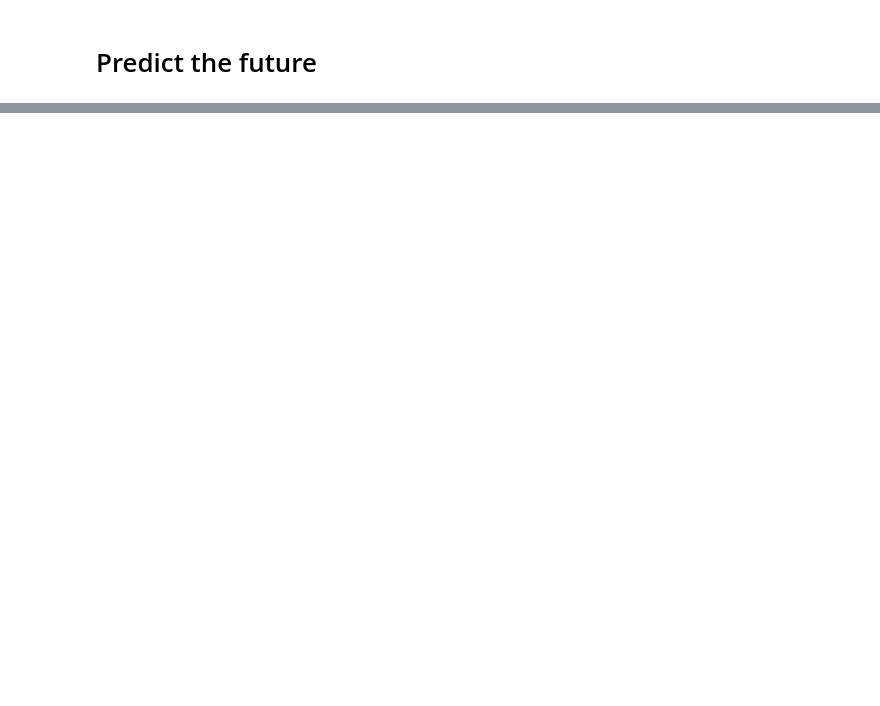
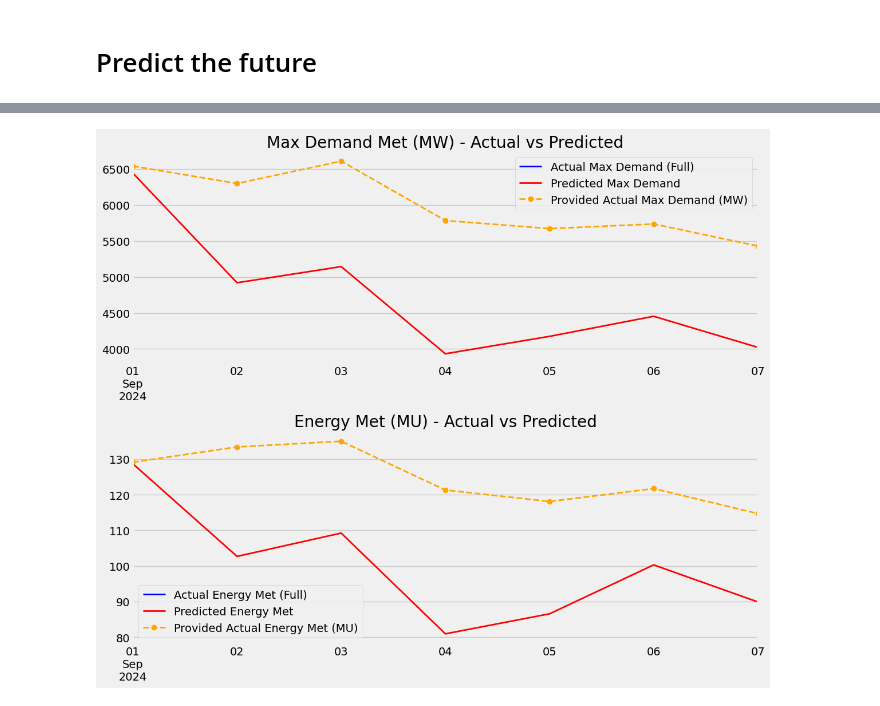
Before and after one commit to PiyushAgrawal626/SIH, a Jupyter notebook: sih-ps-1624.ipynb, the cells around one changed output, grey strips where cells are left out. Cells and saved outputs as stored; diff of their text form; code cells hidden in the pictures; blank space fills up the shorter version.

```diff
--- a/sih-ps-1624.ipynb
+++ b/sih-ps-1624.ipynb
@@ -413,0 +407,30 @@ plt.show()
+# %%
+actual_max_demand_met = [6538, 6297, 6607, 5783, 5671, 5735, 5429]
+actual_energy_met = [129.1, 133.4, 135, 121.3, 118.1, 121.7, 114.7]
+
+daywise_dates = ff.index[:7]
+
+plt.figure(figsize=(12, 10))
+
+plt.subplot(2, 1, 1)
+ff['Max Demand Met (MW)'].plot(label='Actual Max Demand (Full)', color='blue', lw=2)
+ff['prediction_Max Demand Met (MW)'].plot(label='Predicted Max Demand', color='red', lw=2)
+
+plt.plot(daywise_dates, actual_max_demand_met, 'o--', label='Provided Actual Max Demand (MW)', color='orange', lw=2)
+
+plt.title('Max Demand Met (MW) - Actual vs Predicted')
+plt.legend()
+
+plt.subplot(2, 1, 2)
+ff['Energy Met (MU)'].plot(label='Actual Energy Met (Full)', color='blue', lw=2)
+ff['prediction_Energy Met (MU)'].plot(label='Predicted Energy Met', color='red', lw=2)
+
+plt.plot(daywise_dates, actual_energy_met, 'o--', label='Provided Actual Energy Met (MU)', color='orange', lw=2)
+
+plt.title('Energy Met (MU) - Actual vs Predicted')
+plt.legend()
+
+plt.tight_layout()
+plt.show()
+# %% [output]
+[figure, added]
```
Also changed, not shown: parts of 7 cells of this notebook.
